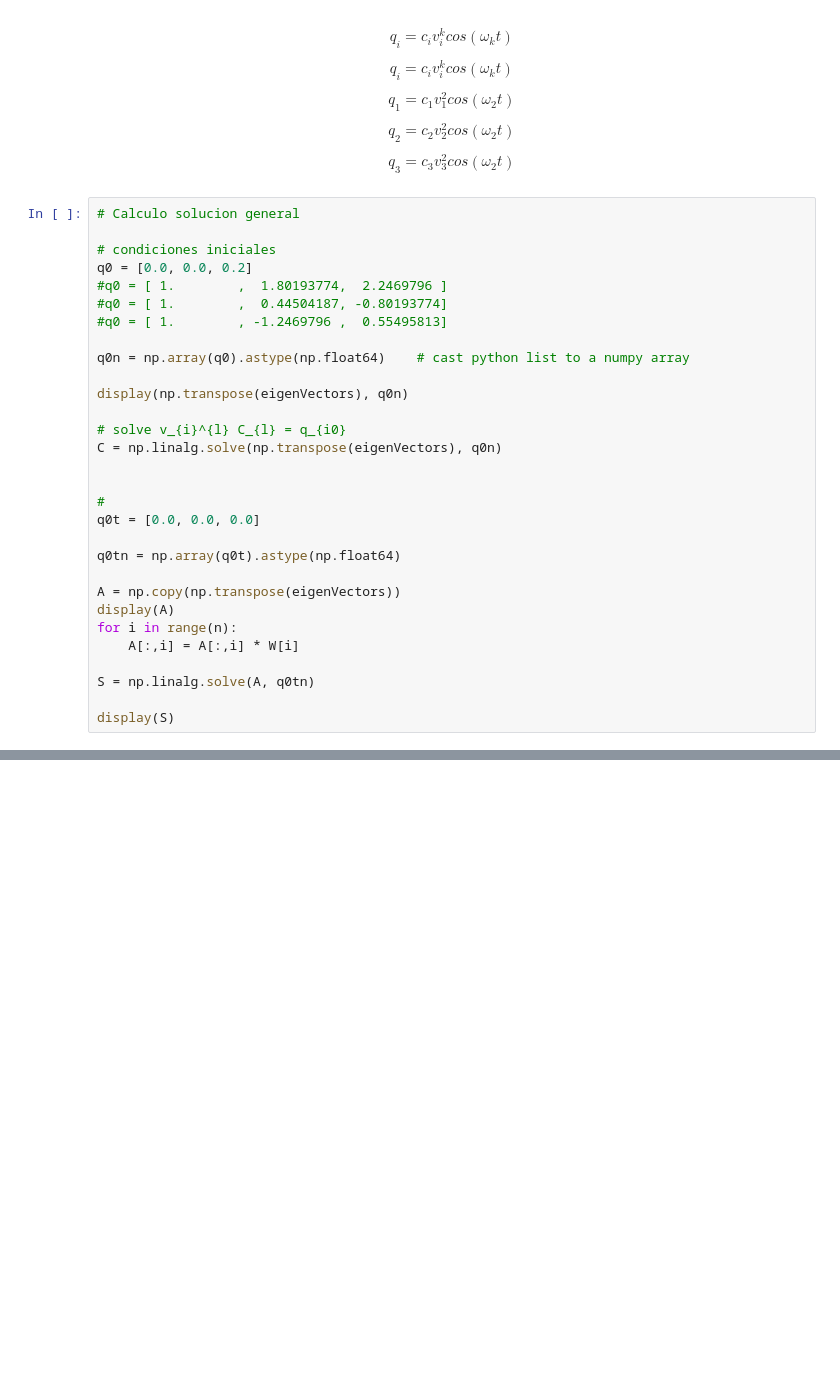
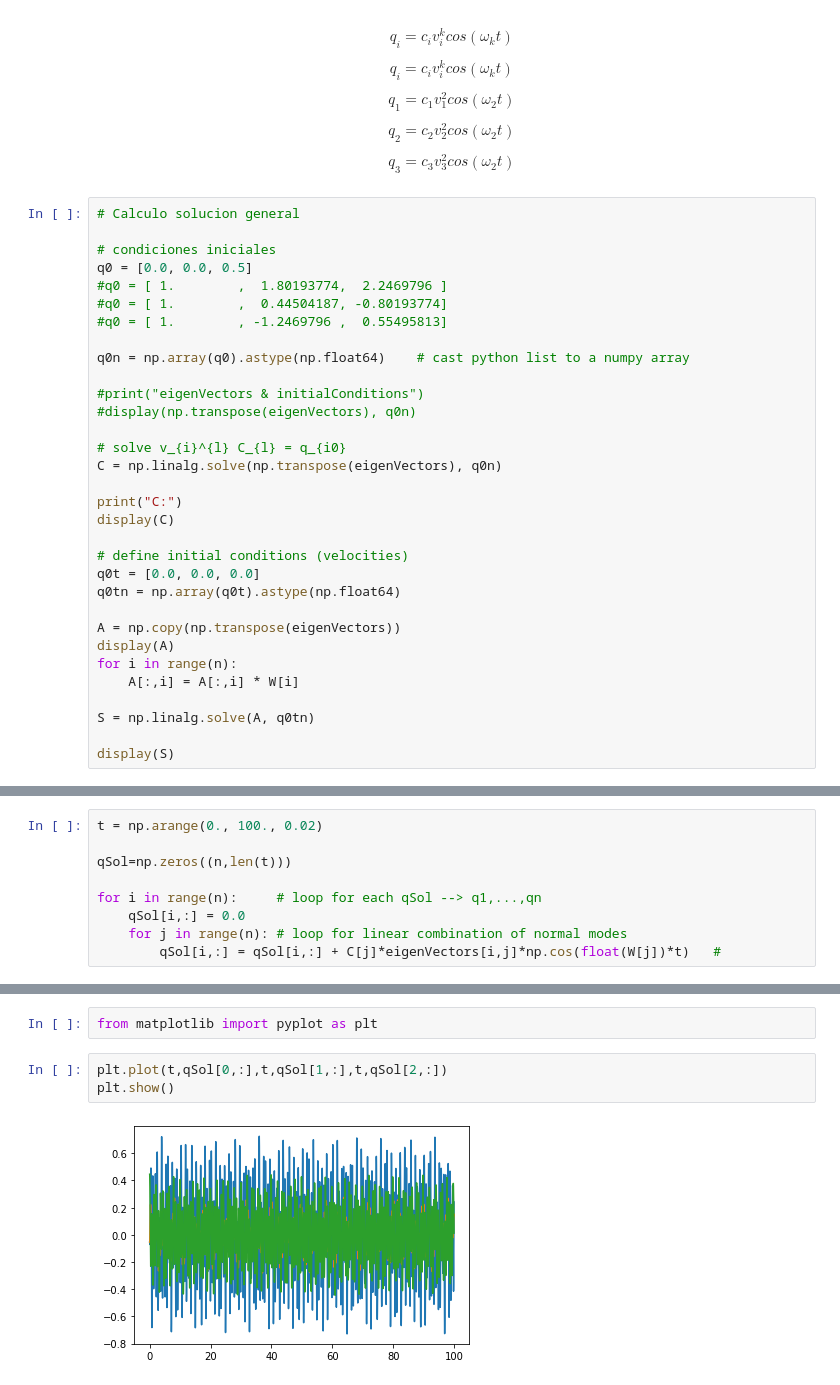
Before and after one commit to nbioccafi/mecrac-ipynb, a Jupyter notebook: sistemasAcoplados-01/sympyTest.ipynb, the cells around one changed output, grey strips where cells are left out. Saved outputs shown, nothing was run; the diff lists cells and outputs as text; blank space fills up the shorter version.

```diff
--- a/sistemasAcoplados-01/sympyTest.ipynb
+++ b/sistemasAcoplados-01/sympyTest.ipynb
@@ -262,22 +261,24 @@ $$ q_{3} = c_{3} v_{3}^{2} cos(\omega_{2} t)$$
 # Calculo solucion general
 
 # condiciones iniciales
-q0 = [0.0, 0.0, 0.2]
+q0 = [0.0, 0.0, 0.5]
 #q0 = [ 1.        ,  1.80193774,  2.2469796 ]
 #q0 = [ 1.        ,  0.44504187, -0.80193774]
 #q0 = [ 1.        , -1.2469796 ,  0.55495813]
 
 q0n = np.array(q0).astype(np.float64)    # cast python list to a numpy array
 
-display(np.transpose(eigenVectors), q0n)
+#print("eigenVectors & initialConditions")
+#display(np.transpose(eigenVectors), q0n)
 
 # solve v_{i}^{l} C_{l} = q_{i0}
 C = np.linalg.solve(np.transpose(eigenVectors), q0n)
 
+print("C:")
+display(C)
 
-#
+# define initial conditions (velocities)
 q0t = [0.0, 0.0, 0.0]
-
 q0tn = np.array(q0t).astype(np.float64)
 
 A = np.copy(np.transpose(eigenVectors))
@@ -299,0 +305,9 @@ array([0., 0., 0.])
+# %%
+t = np.arange(0., 100., 0.02)
+
+qSol=np.zeros((n,len(t)))
+
+for i in range(n):     # loop for each qSol --> q1,...,qn
+    qSol[i,:] = 0.0
+    for j in range(n): # loop for linear combination of normal modes
+        qSol[i,:] = qSol[i,:] + C[j]*eigenVectors[i,j]*np.cos(float(W[j])*t)   #
@@ -299,0 +316,7 @@ array([0., 0., 0.])
+# %%
+from matplotlib import pyplot as plt
+# %%
+plt.plot(t,qSol[0,:],t,qSol[1,:],t,qSol[2,:])
+plt.show()
+# %% [output]
+[figure, added]
```
Also changed, not shown: parts of 9 cells of this notebook.
